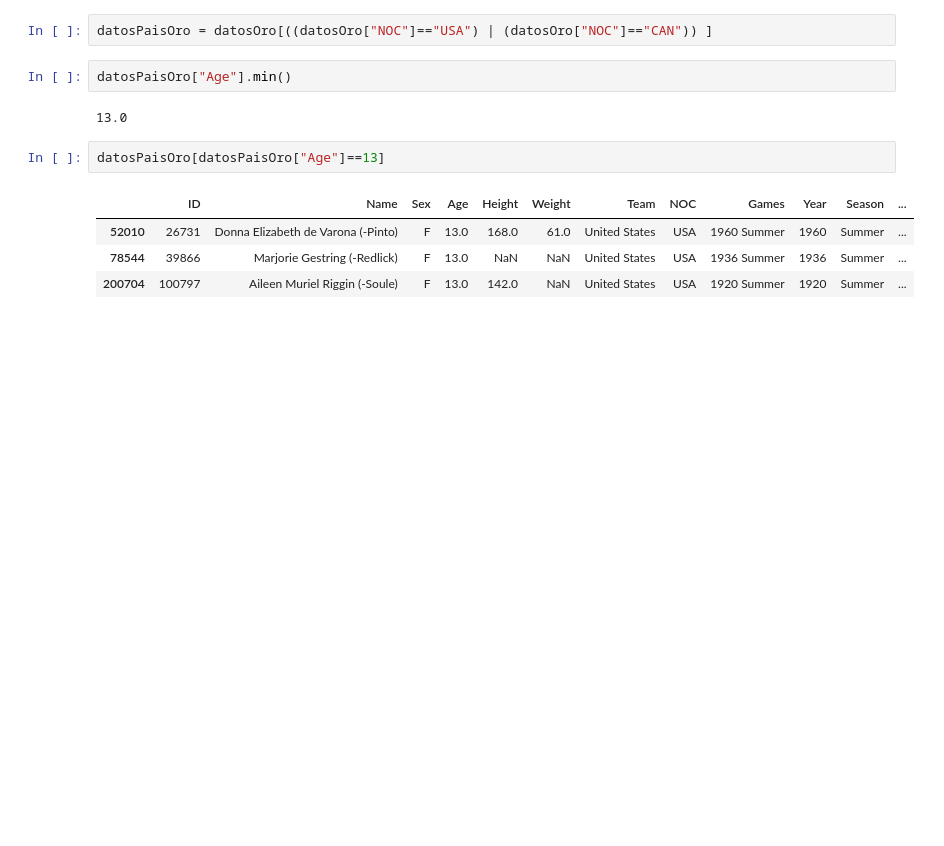
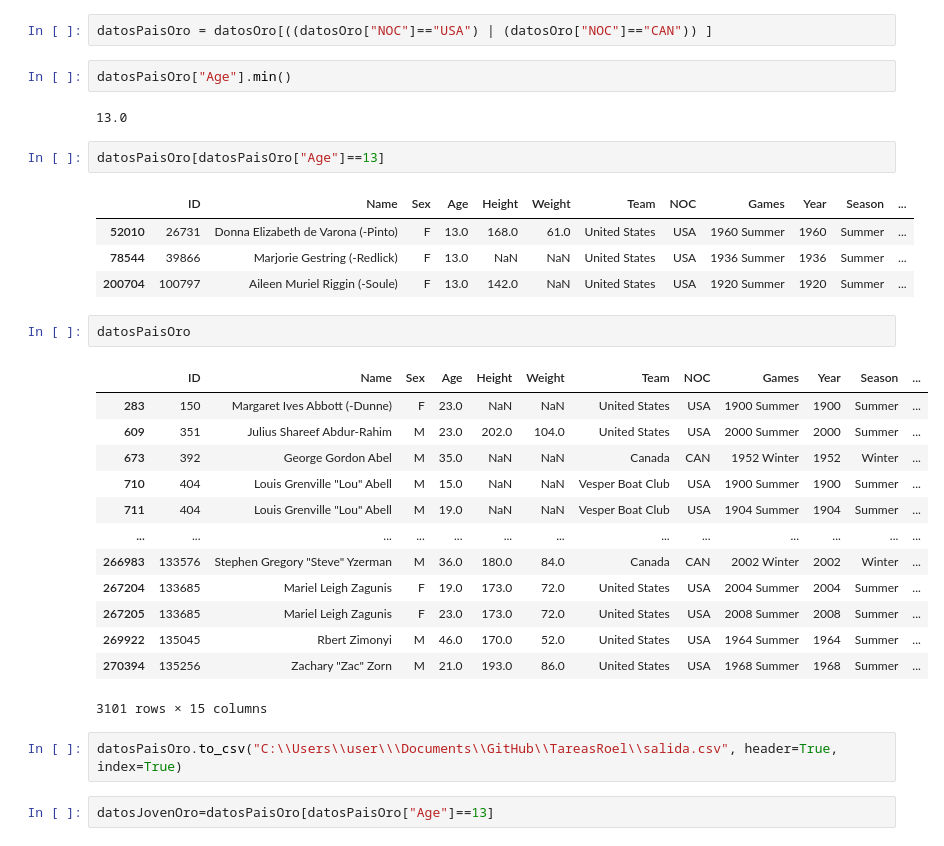
Before and after one commit to jsedano77/TareasRoel, a Jupyter notebook: Modulo12CompetidoresOlimpicos.ipynb, the cells around one changed output. Saved outputs shown, nothing was run; the diff lists cells and outputs as text; blank space fills up the shorter version.

```diff
--- a/Modulo12CompetidoresOlimpicos.ipynb
+++ b/Modulo12CompetidoresOlimpicos.ipynb
@@ -195,3 +195,23 @@ datosPaisOro[datosPaisOro["Age"]==13]
 | 52010 | 26731 | Donna Elizabeth de Varona (-Pinto) | F | 13.0 | 168.0 | 61.0 | United States | USA | 1960 Summer | 1960 | Summer | ... |
 | 78544 | 39866 | Marjorie Gestring (-Redlick) | F | 13.0 | NaN | NaN | United States | USA | 1936 Summer | 1936 | Summer | ... |
 | 200704 | 100797 | Aileen Muriel Riggin (-Soule) | F | 13.0 | 142.0 | NaN | United States | USA | 1920 Summer | 1920 | Summer | ... |
+# %%
+datosPaisOro
+# %% [output]
+|  | ID | Name | Sex | Age | Height | Weight | Team | NOC | Games | Year | Season | ... |
+| 283 | 150 | Margaret Ives Abbott (-Dunne) | F | 23.0 | NaN | NaN | United States | USA | 1900 Summer | 1900 | Summer | ... |
+| 609 | 351 | Julius Shareef Abdur-Rahim | M | 23.0 | 202.0 | 104.0 | United States | USA | 2000 Summer | 2000 | Summer | ... |
+| 673 | 392 | George Gordon Abel | M | 35.0 | NaN | NaN | Canada | CAN | 1952 Winter | 1952 | Winter | ... |
+| 710 | 404 | Louis Grenville "Lou" Abell | M | 15.0 | NaN | NaN | Vesper Boat Club | USA | 1900 Summer | 1900 | Summer | ... |
+| 711 | 404 | Louis Grenville "Lou" Abell | M | 19.0 | NaN | NaN | Vesper Boat Club | USA | 1904 Summer | 1904 | Summer | ... |
+| ... | ... | ... | ... | ... | ... | ... | ... | ... | ... | ... | ... | ... |
+| 266983 | 133576 | Stephen Gregory "Steve" Yzerman | M | 36.0 | 180.0 | 84.0 | Canada | CAN | 2002 Winter | 2002 | Winter | ... |
+| 267204 | 133685 | Mariel Leigh Zagunis | F | 19.0 | 173.0 | 72.0 | United States | USA | 2004 Summer | 2004 | Summer | ... |
+| 267205 | 133685 | Mariel Leigh Zagunis | F | 23.0 | 173.0 | 72.0 | United States | USA | 2008 Summer | 2008 | Summer | ... |
+| 269922 | 135045 | Rbert Zimonyi | M | 46.0 | 170.0 | 52.0 | United States | USA | 1964 Summer | 1964 | Summer | ... |
+| 270394 | 135256 | Zachary "Zac" Zorn | M | 21.0 | 193.0 | 86.0 | United States | USA | 1968 Summer | 1968 | Summer | ... |
+3101 rows × 15 columns
+# %%
+datosPaisOro.to_csv("C:\\Users\\user\\\Documents\\GitHub\\TareasRoel\\salida.csv", header=True, index=True)
+# %%
+datosJovenOro=datosPaisOro[datosPaisOro["Age"]==13]
```
Also changed, not shown: parts of 2 cells of this notebook, 2 other files.
